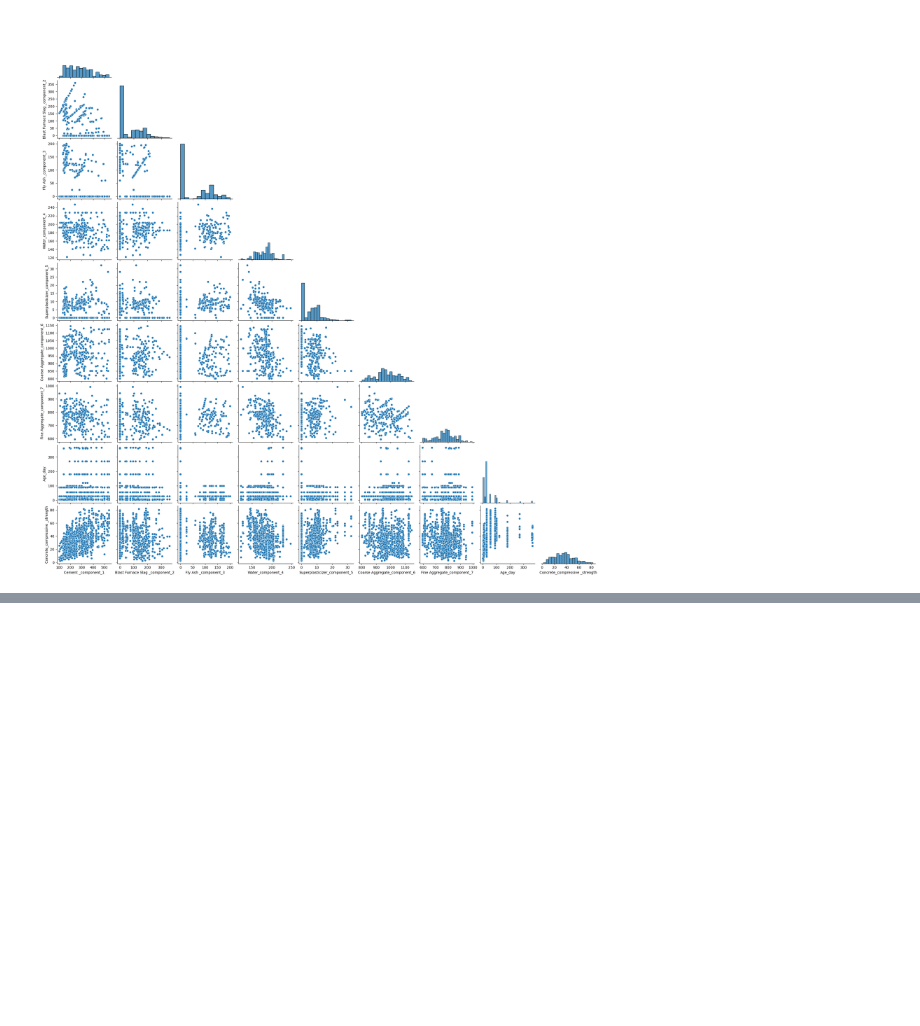
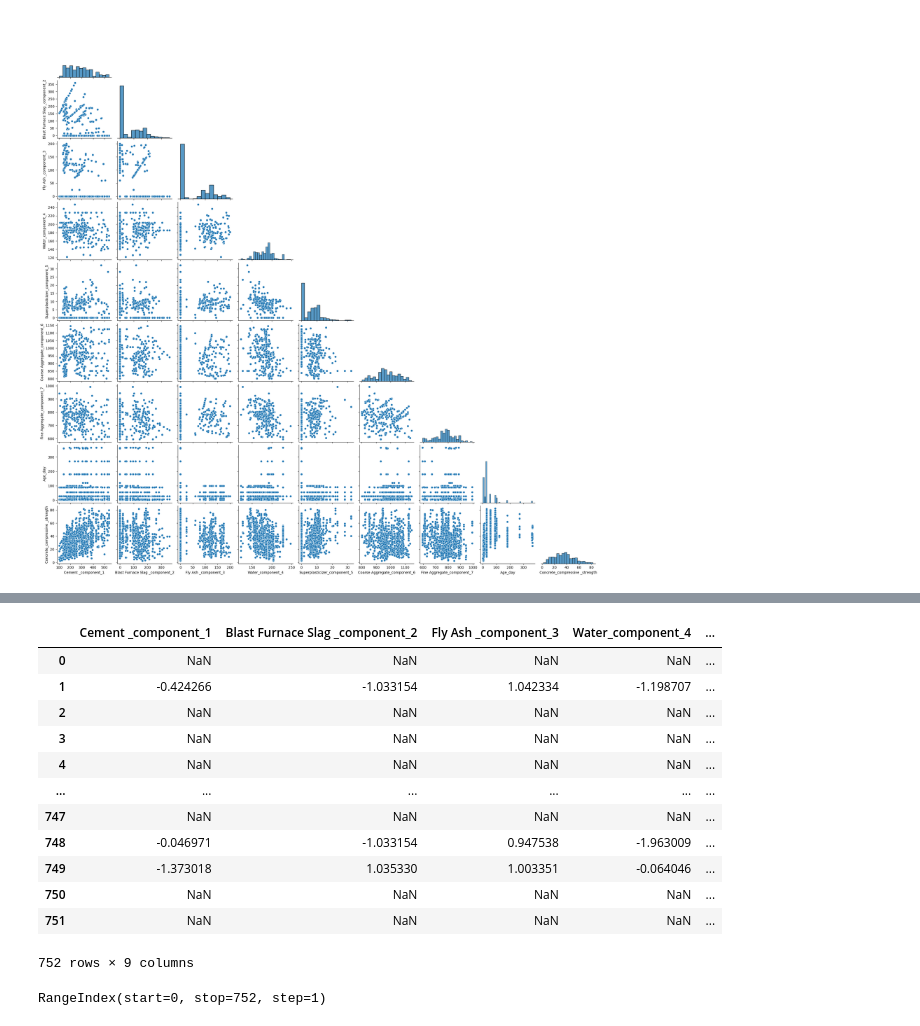
Before and after one commit to gagan-bajwa/CementStrength, a Jupyter notebook: reasearch/EDA.ipynb, the cells around one changed output, grey strips where cells are left out. Saved outputs shown, nothing was run; the diff lists cells and outputs as text; code cells hidden in the pictures; blank space fills up the shorter version.

```diff
--- a/reasearch/EDA.ipynb
+++ b/reasearch/EDA.ipynb
@@ -222,0 +382,12 @@ plt.xticks(rotation=90)
+# %%
+from kneed import KneeLocator
+kl = KneeLocator(range(1, 11), inertia, curve="convex", direction="decreasing")
+no_of_clusters = kl.elbow
+# %%
+cluster_model = KMeans(n_clusters=no_of_clusters,init="k-means++",random_state=42).fit(X_train_scaled.values)
+# %%
+clusters_train = cluster_model.predict(X_train_scaled.values)
+clusters_valid = cluster_model.predict(X_valid_scaled.values)
+clusters_test = cluster_model.predict(X_test_scaled.values)
+# %%
+X_train_scaled['cluster'] = pd.Series(clusters_train, index=X_train_scaled.index) #cluster column added
@@ -222,0 +405,20 @@ plt.xticks(rotation=90)
+# %%
+X_train_scaled.where(X_train_scaled['cluster']==0)
+# %% [output]
+|  | Cement _component_1 | Blast Furnace Slag _component_2 | Fly Ash _component_3 | Water_component_4 | ... |
+| 0 | NaN | NaN | NaN | NaN | ... |
+| 1 | -0.424266 | -1.033154 | 1.042334 | -1.198707 | ... |
+| 2 | NaN | NaN | NaN | NaN | ... |
+| 3 | NaN | NaN | NaN | NaN | ... |
+| 4 | NaN | NaN | NaN | NaN | ... |
+| ... | ... | ... | ... | ... | ... |
+| 747 | NaN | NaN | NaN | NaN | ... |
+| 748 | -0.046971 | -1.033154 | 0.947538 | -1.963009 | ... |
+| 749 | -1.373018 | 1.035330 | 1.003351 | -0.064046 | ... |
+| 750 | NaN | NaN | NaN | NaN | ... |
+| 751 | NaN | NaN | NaN | NaN | ... |
+752 rows × 9 columns
+# %%
+cluster_0_index
+# %% [output]
+RangeIndex(start=0, stop=752, step=1)
```
Also changed, not shown: parts of 20 cells of this notebook, 8 other files.
